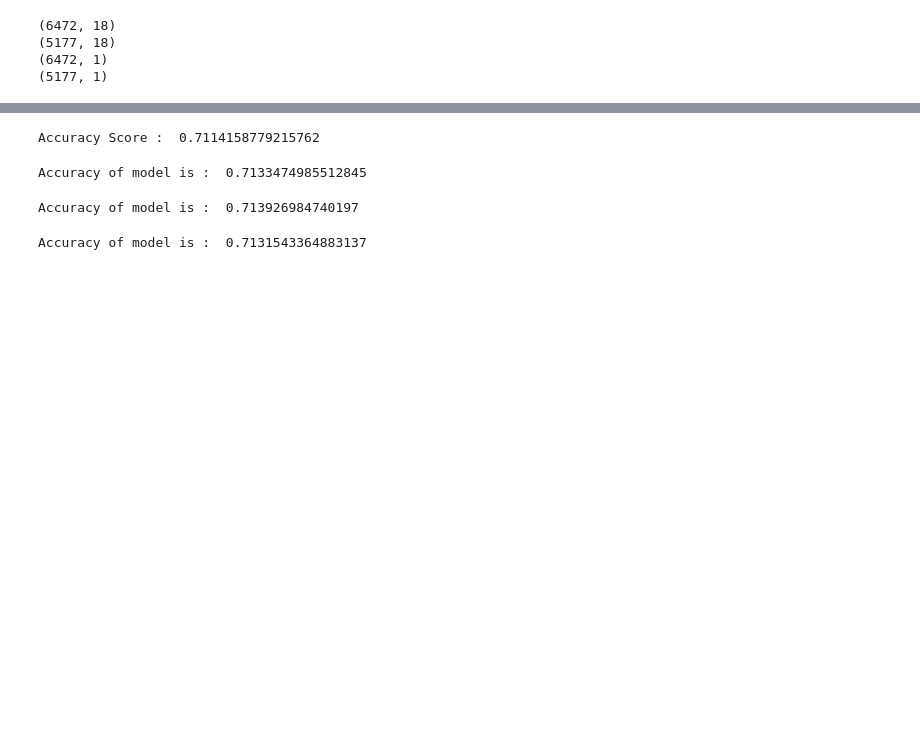
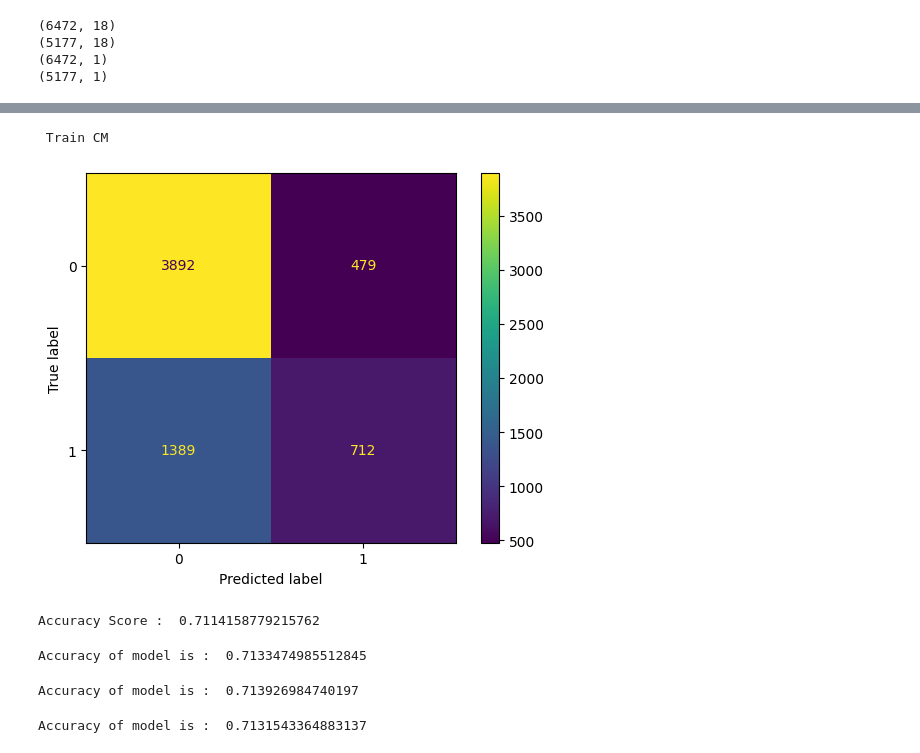
Before and after one commit to A01795375/Proyecto_Integrador_cancer, a Jupyter notebook: notebooks/Avance_3_Borrador.ipynb, the cells around one changed output, grey strips where cells are left out. Saved outputs shown, nothing was run; the diff lists cells and outputs as text; code cells hidden in the pictures; blank space fills up the shorter version.

```diff
--- a/notebooks/Avance_3_Borrador.ipynb
+++ b/notebooks/Avance_3_Borrador.ipynb
@@ -71,8 +48,8 @@ from sklearn.model_selection import RepeatedStratifiedKFold
 from sklearn.model_selection import learning_curve, validation_curve
 from sklearn.metrics import confusion_matrix
 # %%
-X = pd.read_csv('/content/DTCPep_pca_pfeatures.csv')
-y = pd.read_csv('/content/DTCPep_y.csv')
+X = pd.read_csv('../data/processed/DTCPep_pca_pfeatures.csv')
+y = pd.read_csv('../data/processed/DTCPep_y.csv')
 # %%
 print(X.shape)
 print(y.shape)
@@ -481,11 +458,14 @@ print(y_test.shape)
 (5177, 1)
 # %%
 model = LogisticRegression(random_state = 24, max_iter = 20000)
-params_to_tune = [ {'C': [1e-4, 1e-2, 1e-1,1,10, 100, 1000] },
-                   {'tol': [ 1e-4, 1e-3,100,1000 ]},
+lr_params = {'C': [1e-4, 1e-2, 1e-1,1,10, 100, 1000] ,
+                  'tol': [ 1e-4, 1e-3,100,1000 ],
+                  'solver': ['newton-cg', 'lbfgs', 'liblinear'],
+                  'max_iter': [20000, 5000],
+                  'penalty': ['l1', 'none']
 
-                  ]
 
-cv_object = GridSearchCV(model , params_to_tune, scoring = 'accuracy',n_jobs=-1)
 
-cv_object.fit(X_train, y_train)
+                   }
+
+lr_grid = GridSearchCV(LogisticRegression(random_state = 24) , lr_params, scoring = 'accuracy',n_jobs=-1, refit = True, verbose = 3)
@@ -497,0 +472,2 @@ GridSearchCV(estimator=LogisticRegression(max_iter=20000, random_state=24),
+# %%
+lr_grid.fit(X_train, y_train)
@@ -497,0 +493,2 @@ GridSearchCV(estimator=LogisticRegression(max_iter=20000, random_state=24),
+# %%
+y_train_pred_lr = lr_grid.predict(X_train)
@@ -498,2 +509,11 @@ GridSearchCV(estimator=LogisticRegression(max_iter=20000, random_state=24),
+# %%
+print(' Train CM \n')
+cm_knn = confusion_matrix(y_train, y_train_pred_lr)
+disp = ConfusionMatrixDisplay(confusion_matrix=cm_knn)
+disp.plot()
+plt.show()
+# %% [output]
+ Train CM
+[figure, added]
 # %%
 # usando Grid SearchCV nos entrega los mejores parametros para nuestro modelo
```
Also changed, not shown: parts of 7 cells of this notebook, 3 other files.
